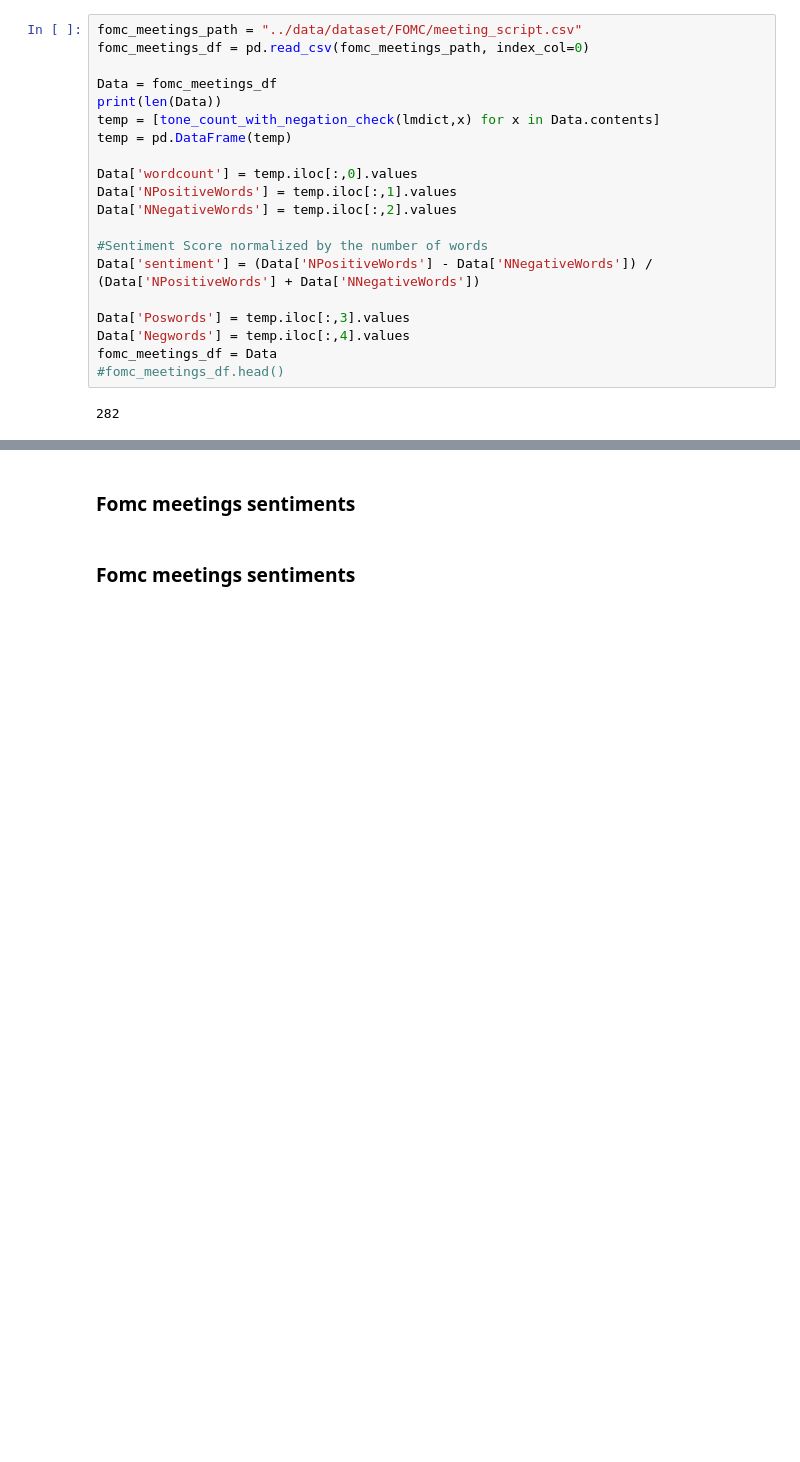
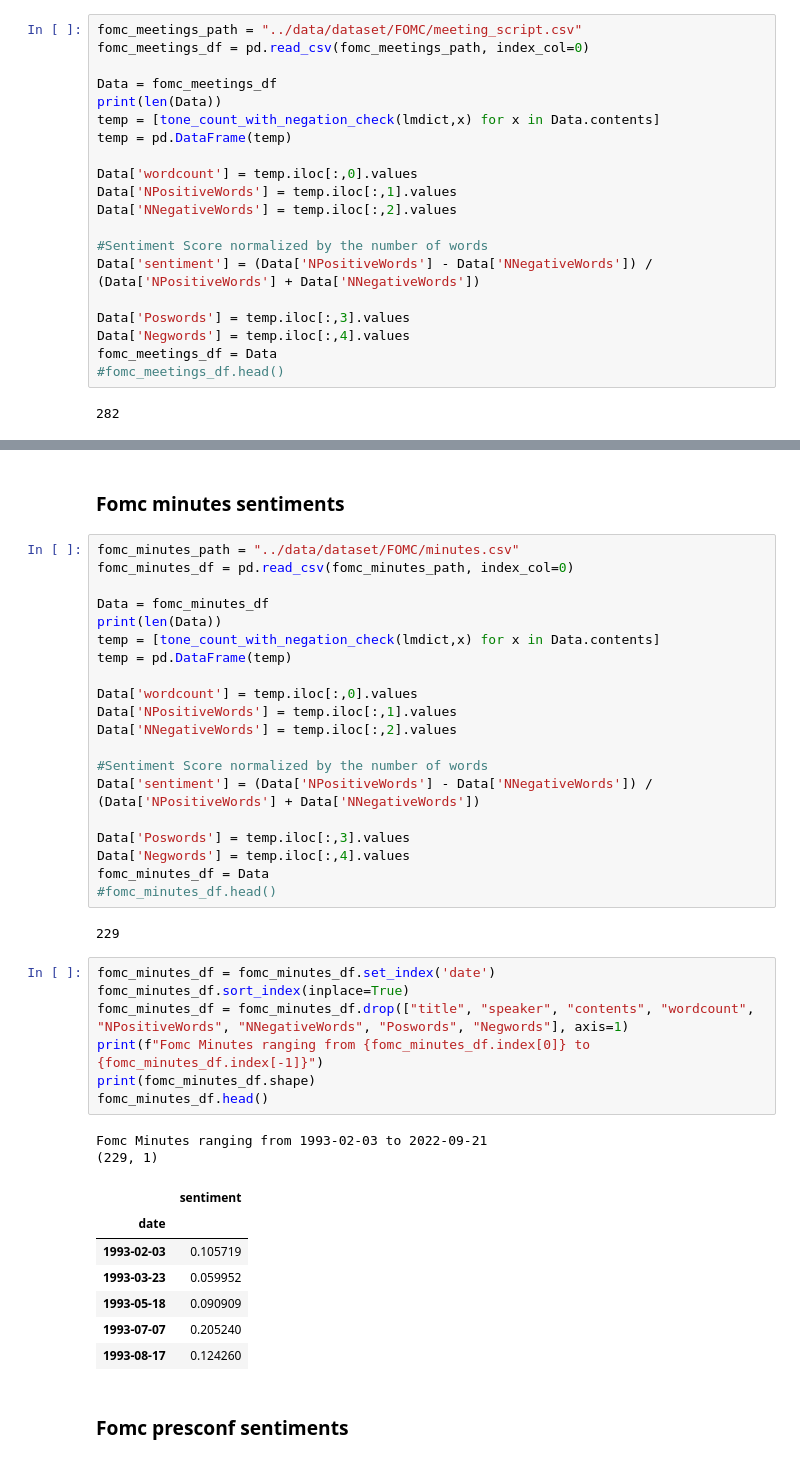
Before and after one commit to SenecalJF/datathon2022, a Jupyter notebook: jupyternotebooks/pierre.ipynb, the cells around one changed output, grey strips where cells are left out. Saved outputs shown, nothing was run; the diff lists cells and outputs as text; blank space fills up the shorter version.

Commit message:
create dataframe with sentiment

```diff
--- a/jupyternotebooks/pierre.ipynb
+++ b/jupyternotebooks/pierre.ipynb
@@ -620,4 +631,43 @@ fomc_meetings_df.head()
 # %% [markdown]
-### Fomc meetings sentiments
+### Fomc minutes sentiments
+# %%
+fomc_minutes_path = "../data/dataset/FOMC/minutes.csv"
+fomc_minutes_df = pd.read_csv(fomc_minutes_path, index_col=0)
+
+Data = fomc_minutes_df
+print(len(Data))
+temp = [tone_count_with_negation_check(lmdict,x) for x in Data.contents]
+temp = pd.DataFrame(temp)
+
+Data['wordcount'] = temp.iloc[:,0].values
+Data['NPositiveWords'] = temp.iloc[:,1].values
+Data['NNegativeWords'] = temp.iloc[:,2].values
+
+#Sentiment Score normalized by the number of words
+Data['sentiment'] = (Data['NPositiveWords'] - Data['NNegativeWords']) / (Data['NPositiveWords'] + Data['NNegativeWords'])
+
+Data['Poswords'] = temp.iloc[:,3].values
+Data['Negwords'] = temp.iloc[:,4].values
+fomc_minutes_df = Data
+#fomc_minutes_df.head()
+# %% [output]
+229
+# %%
+fomc_minutes_df = fomc_minutes_df.set_index('date')
+fomc_minutes_df.sort_index(inplace=True)
+fomc_minutes_df = fomc_minutes_df.drop(["title", "speaker", "contents", "wordcount", "NPositiveWords", "NNegativeWords", "Poswords", "Negwords"], axis=1)
+print(f"Fomc Minutes ranging from {fomc_minutes_df.index[0]} to {fomc_minutes_df.index[-1]}")
+print(fomc_minutes_df.shape)
+fomc_minutes_df.head()
+# %% [output]
+Fomc Minutes ranging from 1993-02-03 to 2022-09-21
+(229, 1)
+|  | sentiment |
+| date |  |
+| 1993-02-03 | 0.105719 |
+| 1993-03-23 | 0.059952 |
+| 1993-05-18 | 0.090909 |
+| 1993-07-07 | 0.205240 |
+| 1993-08-17 | 0.124260 |
 # %% [markdown]
-### Fomc meetings sentiments
+### Fomc presconf sentiments
```
Also changed, not shown: parts of 23 cells of this notebook.
